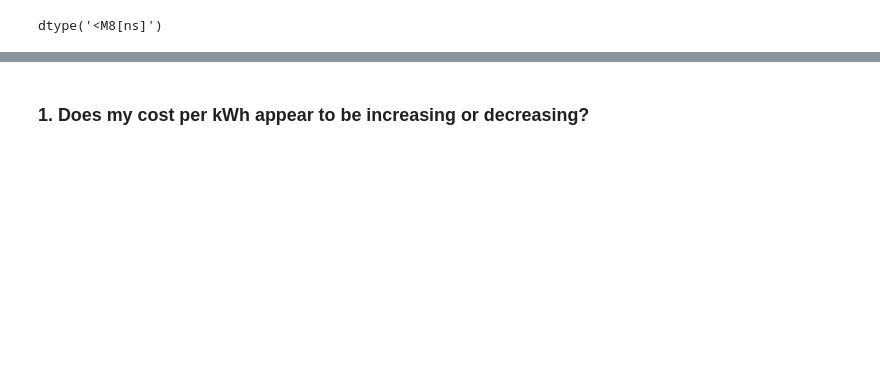
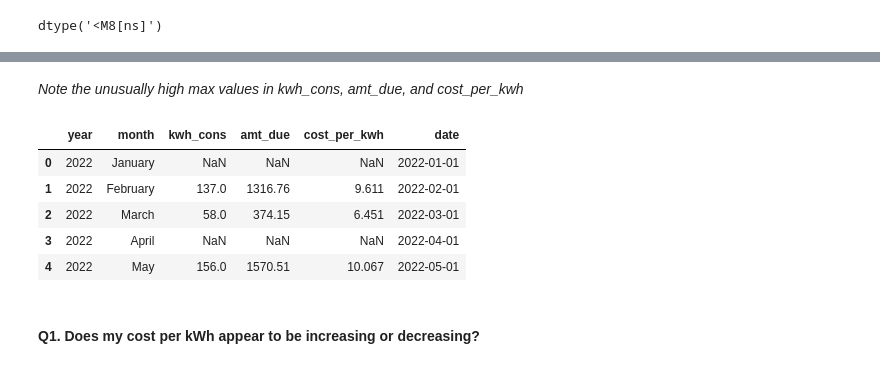
Before and after one commit to adrielmolina/portfolio, a Jupyter notebook: meralco_bills_analysis.ipynb, the cells around one changed output, grey strips where cells are left out. Drawn from its saved outputs; the diff is of its cells as text; code cells hidden in the pictures; blank space fills up the shorter version.

```diff
--- a/meralco_bills_analysis.ipynb
+++ b/meralco_bills_analysis.ipynb
@@ -32,3 +51,14 @@ bill.info()
+# %% [markdown]
+*Note the unusually high max values in kwh_cons, amt_due, and cost_per_kwh*
+# %%
+bill.head()
+# %% [output]
+|  | year | month | kwh_cons | amt_due | cost_per_kwh | date |
+| 0 | 2022 | January | NaN | NaN | NaN | 2022-01-01 |
+| 1 | 2022 | February | 137.0 | 1316.76 | 9.611 | 2022-02-01 |
+| 2 | 2022 | March | 58.0 | 374.15 | 6.451 | 2022-03-01 |
+| 3 | 2022 | April | NaN | NaN | NaN | 2022-04-01 |
+| 4 | 2022 | May | 156.0 | 1570.51 | 10.067 | 2022-05-01 |
 # %% [markdown]
-### **1. Does my cost per kWh appear to be increasing or decreasing?**
+#### **Q1. Does my cost per kWh appear to be increasing or decreasing?**
 # %%
```
Also changed, not shown: parts of 18 cells of this notebook, 3 other files.
